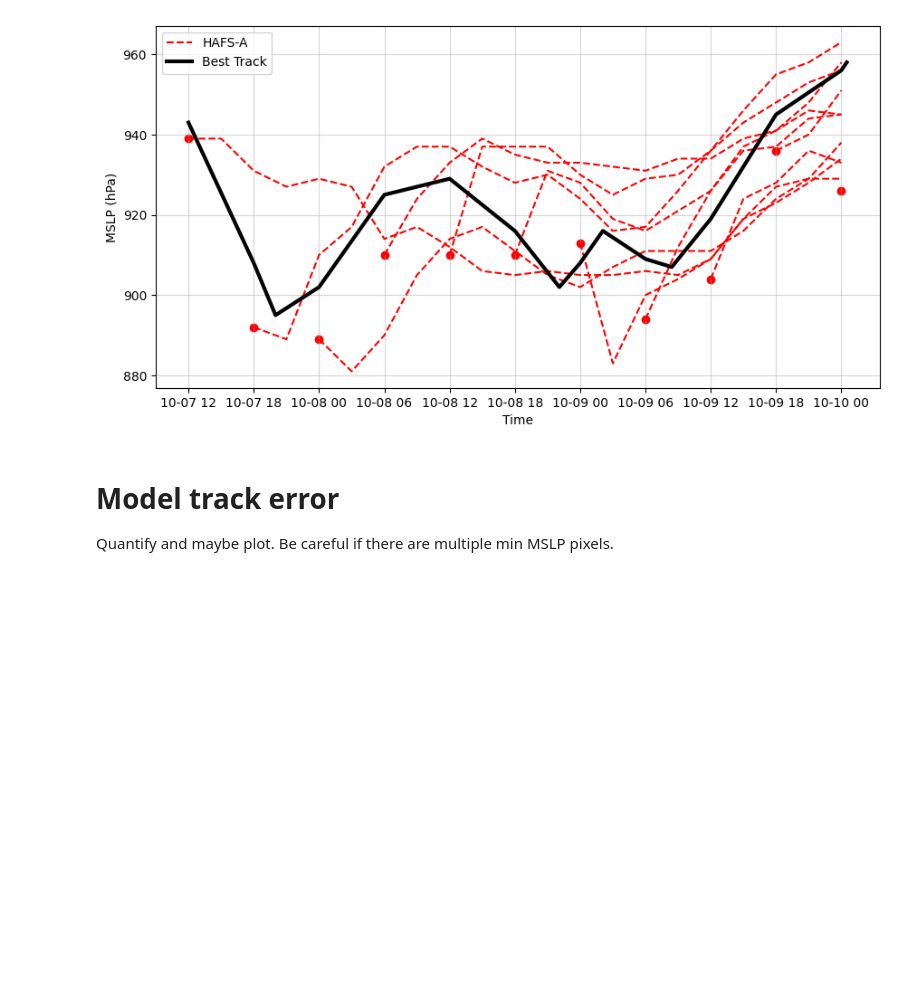
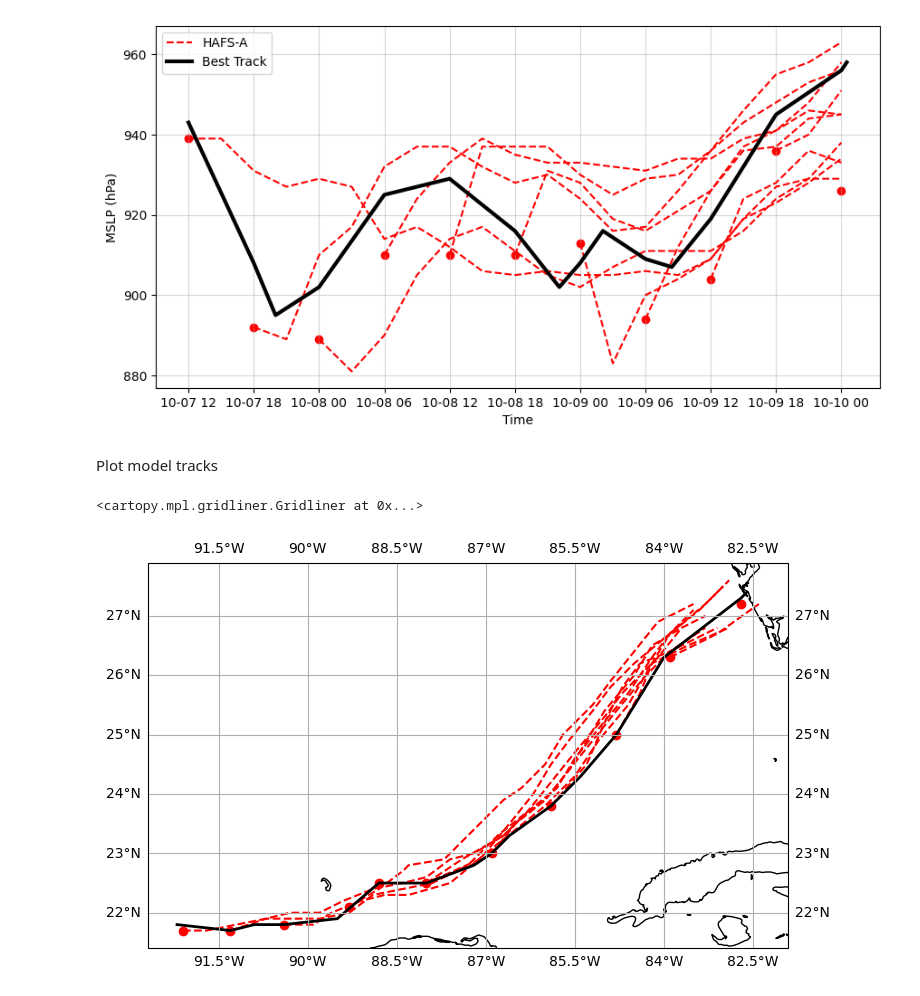
Before and after one commit to SeanBarnier/HAFS_Air-Sea, a Jupyter notebook: HAFSA_Atmosphere.ipynb, the cells around one changed output. Saved outputs shown, nothing was run; the diff lists cells and outputs as text; code cells hidden in the pictures; blank space fills up the shorter version.

Commit message:
Plotted model and NHC TC track

```diff
--- a/HAFSA_Atmosphere.ipynb
+++ b/HAFSA_Atmosphere.ipynb
@@ -114,6 +117,8 @@ fcastTimes
 # %%
 stormFiles = []
 stormMSLP = {} #Stores pressure along TC track for all forecast hours
+stormLat = {}
+stormLon = {}
 
 for init, fhourList in fcastTimes.items():
 
@@ -135,11 +140,13 @@ for init, fhourList in fcastTimes.items():
   for fHour in fhourList:
 
     valid = stormData[stormData.TAU == fHour].iloc[0] #Files have duplicate forecast hours
-    #fhour = int(fhourStr.replace("f", "").replace(".grb2", ""))
     validDT = dt.strptime(runStr, runFormat) + pd.Timedelta(hours=fHour)
 
     if runStr not in stormMSLP.keys(): stormMSLP[runStr] = {}
-    #if validDT in stormMSLP[runStr].keys(): continue #Files have duplicate forecast hours
     stormMSLP[runStr][validDT] = valid.MSLP
+    if runStr not in stormLat.keys(): stormLat[runStr] = {}
+    stormLat[runStr][validDT] = float(valid["LatN/S"][0:4])/10 #Lat and lon are in tenths of a degree
+    if runStr not in stormLon.keys(): stormLon[runStr] = {}
+    stormLon[runStr][validDT] = float(valid["LonE/W"][0:5])/-10 #Lat and lon are in tenths of a degree. Western hemisphere assumed.
 
     #!rm {stormFile}
@@ -174,6 +179,21 @@ mslpAx.legend()
 mslpFig.savefig(filepath + "/mslp_allRuns.png")
 # %% [output]
 [figure]
-# %% [markdown]
-# Model track error
-Quantify and maybe plot. Be careful if there are multiple min MSLP pixels.
+# %% [markdown]
+Plot model tracks
+# %%
+trackFig = plt.figure(figsize=(8, 5))
+trackAx = trackFig.add_axes([0.1,0.1,0.8,0.8], projection=ccrs.PlateCarree())
+
+for run in stormLat.keys():
+  trackAx.plot(stormLon[run].values(), stormLat[run].values(), linestyle="--", color="red")
+  trackAx.scatter(list(stormLon[run].values())[0], list(stormLat[run].values())[0], color="red")
+
+trackAx.plot(tc.lon, tc.lat, color="black", linewidth=2)
+
+trackAx.add_feature(cft.COASTLINE)
+trackAx.add_feature(cft.BORDERS)
+trackAx.gridlines(draw_labels=True)
+# %% [output]
+<cartopy.mpl.gridliner.Gridliner at 0x...>
+[figure, added]
```
Also changed, not shown: parts of 5 cells of this notebook.
